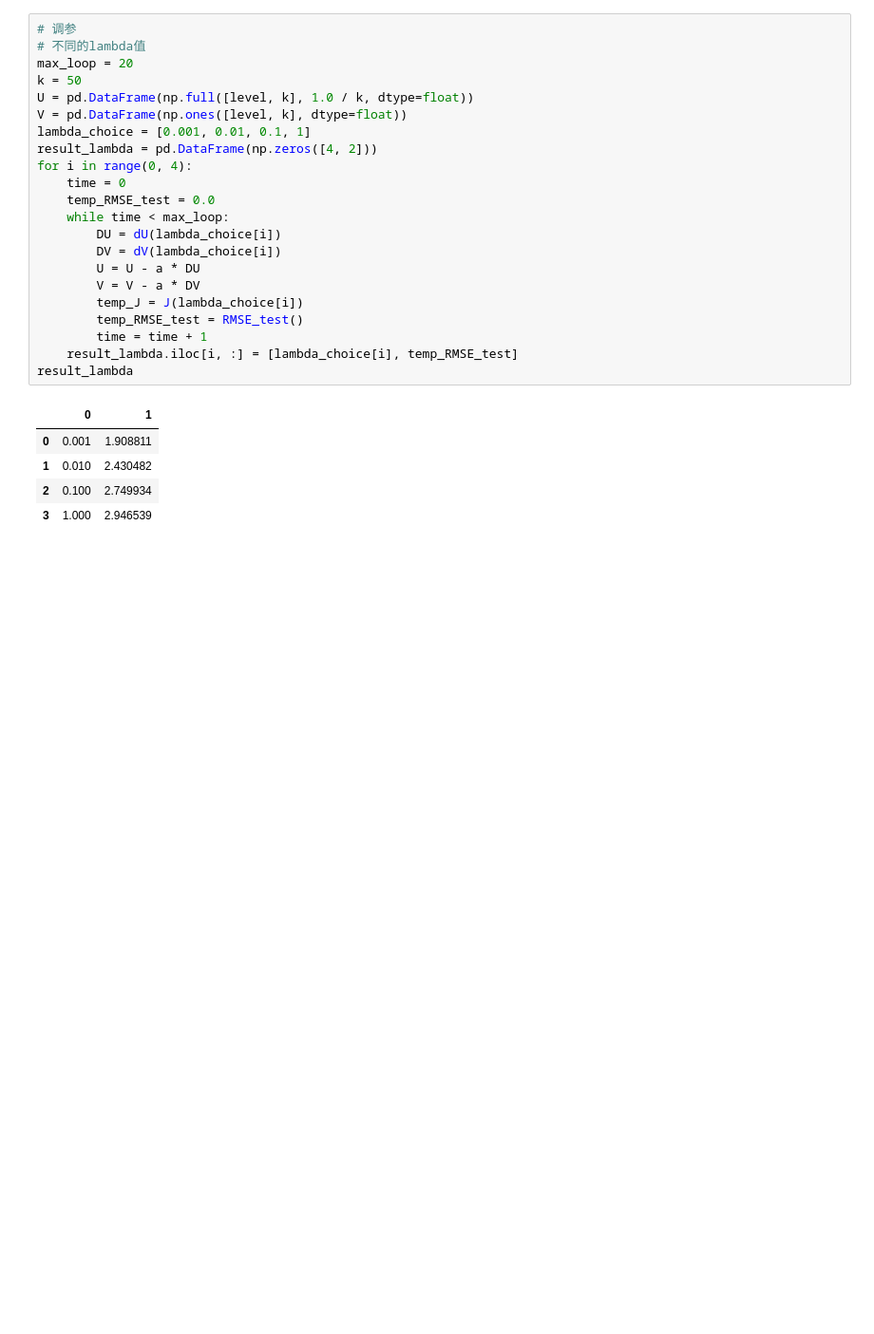
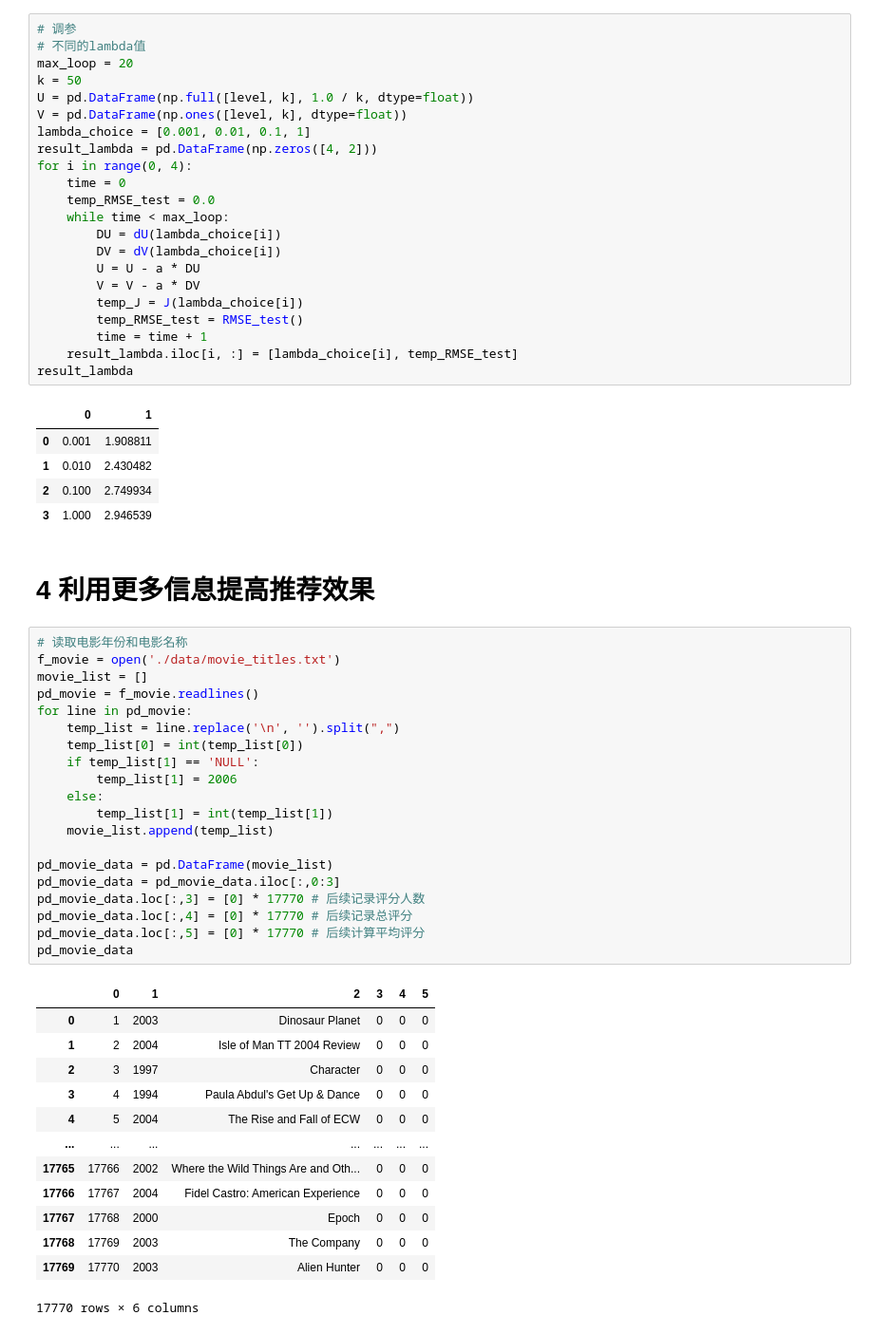
Before and after one commit to greengrassteam/BDA_PersonalizedRecommendation, a Jupyter notebook: main.ipynb, the cells around one changed output. Shown at 95% size. Saved outputs shown, nothing was run; the diff lists cells and outputs as text; blank space fills up the shorter version.

```diff
--- a/main.ipynb
+++ b/main.ipynb
@@ -562,3 +562,39 @@ result_lambda
 | 1 | 0.010 | 2.430482 |
 | 2 | 0.100 | 2.749934 |
 | 3 | 1.000 | 2.946539 |
+# %% [markdown]
+# 4 利用更多信息提高推荐效果
+# %%
+# 读取电影年份和电影名称
+f_movie = open('./data/movie_titles.txt')
+movie_list = []
+pd_movie = f_movie.readlines()
+for line in pd_movie:
+    temp_list = line.replace('\n', '').split(",")
+    temp_list[0] = int(temp_list[0])
+    if temp_list[1] == 'NULL':
+        temp_list[1] = 2006
+    else:
+        temp_list[1] = int(temp_list[1])
+    movie_list.append(temp_list)
+
+pd_movie_data = pd.DataFrame(movie_list)
+pd_movie_data = pd_movie_data.iloc[:,0:3]
+pd_movie_data.loc[:,3] = [0] * 17770 # 后续记录评分人数
+pd_movie_data.loc[:,4] = [0] * 17770 # 后续记录总评分
+pd_movie_data.loc[:,5] = [0] * 17770 # 后续计算平均评分
+pd_movie_data
+# %% [output]
+|  | 0 | 1 | 2 | 3 | 4 | 5 |
+| 0 | 1 | 2003 | Dinosaur Planet | 0 | 0 | 0 |
+| 1 | 2 | 2004 | Isle of Man TT 2004 Review | 0 | 0 | 0 |
+| 2 | 3 | 1997 | Character | 0 | 0 | 0 |
+| 3 | 4 | 1994 | Paula Abdul's Get Up & Dance | 0 | 0 | 0 |
+| 4 | 5 | 2004 | The Rise and Fall of ECW | 0 | 0 | 0 |
+| ... | ... | ... | ... | ... | ... | ... |
+| 17765 | 17766 | 2002 | Where the Wild Things Are and Oth... | 0 | 0 | 0 |
+| 17766 | 17767 | 2004 | Fidel Castro: American Experience | 0 | 0 | 0 |
+| 17767 | 17768 | 2000 | Epoch | 0 | 0 | 0 |
+| 17768 | 17769 | 2003 | The Company | 0 | 0 | 0 |
+| 17769 | 17770 | 2003 | Alien Hunter | 0 | 0 | 0 |
+17770 rows × 6 columns
```
Also changed, not shown: parts of 10 cells of this notebook, 1 other file.
